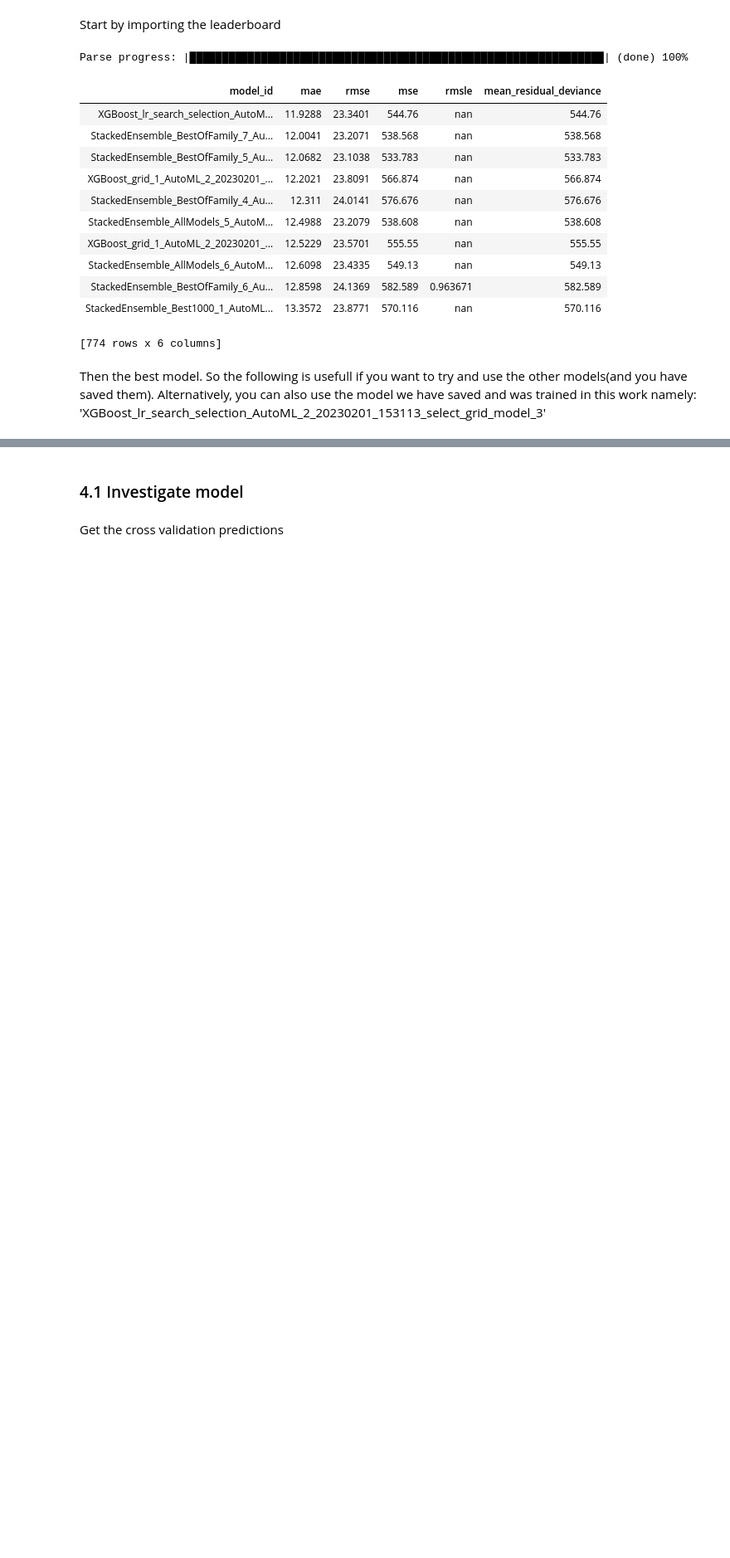
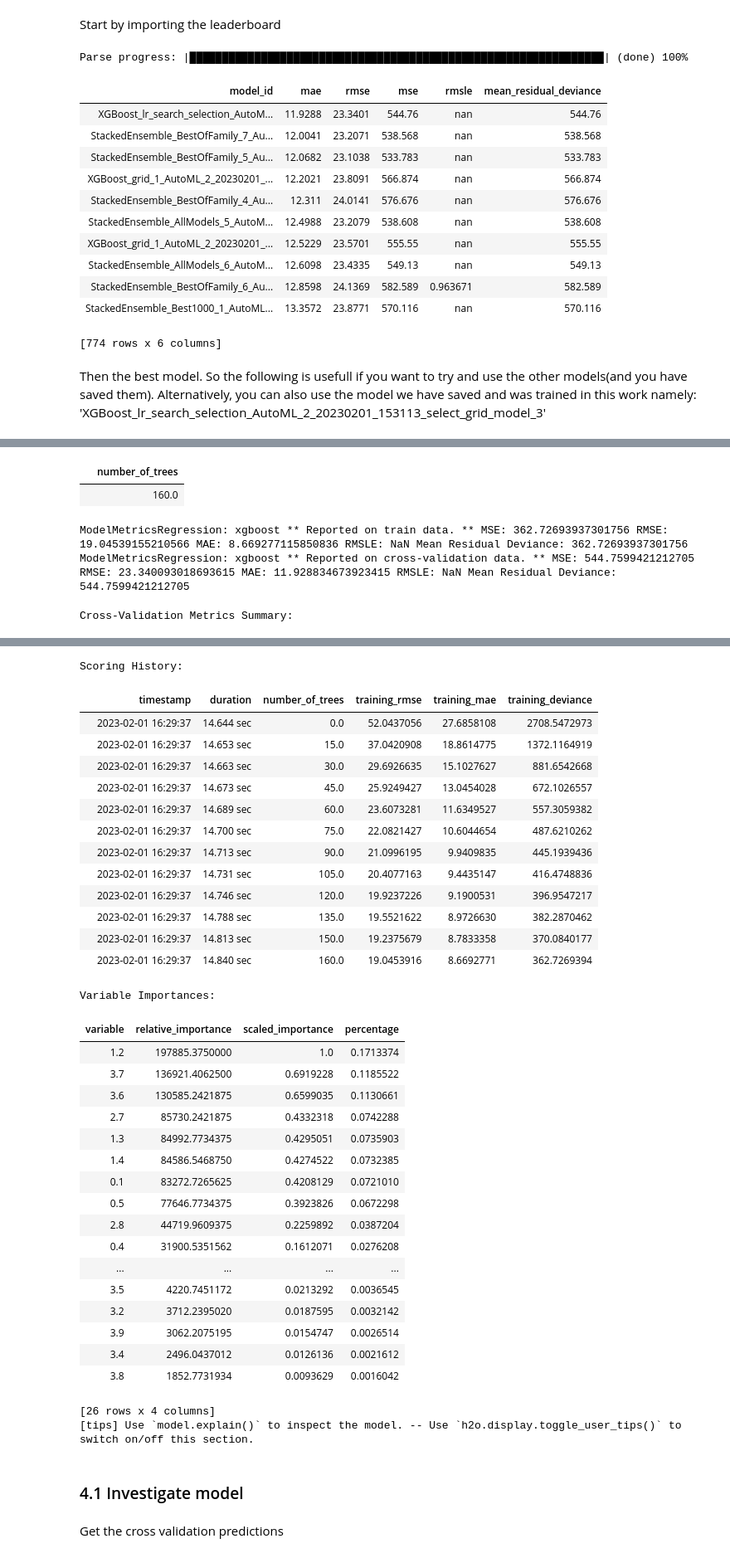
Before and after one commit to hiyama341/teemi, a Jupyter notebook: colab_notebooks/11_2_LEARN_DataAnalysisML.ipynb, the cells around one changed output, grey strips where cells are left out. Shown at 83% size. Saved outputs shown, nothing was run; the diff lists cells and outputs as text; code cells hidden in the pictures; blank space fills up the shorter version.

```diff
--- a/colab_notebooks/11_2_LEARN_DataAnalysisML.ipynb
+++ b/colab_notebooks/11_2_LEARN_DataAnalysisML.ipynb
@@ -464,3 +472,5 @@ Parse progress: |█████████████████████
 Then the best model. So the following is usefull if you want to try and use the other models(and you have saved them). Alternatively, you can also use the model we have saved and was trained in this work namely: 'XGBoost_lr_search_selection_AutoML_2_20230201_153113_select_grid_model_3'
 # %%
 best_model = h2o.load_model("G8H_CPR_library/data/09-AutoML/best_models/second_round/"+lb[0,0])
+best_model
+# %% [output]
@@ -466,0 +479,5 @@ best_model = h2o.load_model("G8H_CPR_library/data/09-AutoML/best_models/second_r
+|  | number_of_trees |
+|  | 160.0 |
+ModelMetricsRegression: xgboost ** Reported on train data. ** MSE: 362.72693937301756 RMSE: 19.04539155210566 MAE: 8.669277115850836 RMSLE: NaN Mean Residual Deviance: 362.72693937301756
+ModelMetricsRegression: xgboost ** Reported on cross-validation data. ** MSE: 544.7599421212705 RMSE: 23.340093018693615 MAE: 11.928834673923415 RMSLE: NaN Mean Residual Deviance: 544.7599421212705
+Cross-Validation Metrics Summary:
@@ -467,3 +492,37 @@ best_model = h2o.load_model("G8H_CPR_library/data/09-AutoML/best_models/second_r
+Scoring History:
+|  | timestamp | duration | number_of_trees | training_rmse | training_mae | training_deviance |
+|  | 2023-02-01 16:29:37 | 14.644 sec | 0.0 | 52.0437056 | 27.6858108 | 2708.5472973 |
+|  | 2023-02-01 16:29:37 | 14.653 sec | 15.0 | 37.0420908 | 18.8614775 | 1372.1164919 |
+|  | 2023-02-01 16:29:37 | 14.663 sec | 30.0 | 29.6926635 | 15.1027627 | 881.6542668 |
+|  | 2023-02-01 16:29:37 | 14.673 sec | 45.0 | 25.9249427 | 13.0454028 | 672.1026557 |
+|  | 2023-02-01 16:29:37 | 14.689 sec | 60.0 | 23.6073281 | 11.6349527 | 557.3059382 |
+|  | 2023-02-01 16:29:37 | 14.700 sec | 75.0 | 22.0821427 | 10.6044654 | 487.6210262 |
+|  | 2023-02-01 16:29:37 | 14.713 sec | 90.0 | 21.0996195 | 9.9409835 | 445.1939436 |
+|  | 2023-02-01 16:29:37 | 14.731 sec | 105.0 | 20.4077163 | 9.4435147 | 416.4748836 |
+|  | 2023-02-01 16:29:37 | 14.746 sec | 120.0 | 19.9237226 | 9.1900531 | 396.9547217 |
+|  | 2023-02-01 16:29:37 | 14.788 sec | 135.0 | 19.5521622 | 8.9726630 | 382.2870462 |
+|  | 2023-02-01 16:29:37 | 14.813 sec | 150.0 | 19.2375679 | 8.7833358 | 370.0840177 |
+|  | 2023-02-01 16:29:37 | 14.840 sec | 160.0 | 19.0453916 | 8.6692771 | 362.7269394 |
+Variable Importances:
+| variable | relative_importance | scaled_importance | percentage |
+| 1.2 | 197885.3750000 | 1.0 | 0.1713374 |
+| 3.7 | 136921.4062500 | 0.6919228 | 0.1185522 |
+| 3.6 | 130585.2421875 | 0.6599035 | 0.1130661 |
+| 2.7 | 85730.2421875 | 0.4332318 | 0.0742288 |
+| 1.3 | 84992.7734375 | 0.4295051 | 0.0735903 |
+| 1.4 | 84586.5468750 | 0.4274522 | 0.0732385 |
+| 0.1 | 83272.7265625 | 0.4208129 | 0.0721010 |
+| 0.5 | 77646.7734375 | 0.3923826 | 0.0672298 |
+| 2.8 | 44719.9609375 | 0.2259892 | 0.0387204 |
+| 0.4 | 31900.5351562 | 0.1612071 | 0.0276208 |
+| ... | ... | ... | ... |
+| 3.5 | 4220.7451172 | 0.0213292 | 0.0036545 |
+| 3.2 | 3712.2395020 | 0.0187595 | 0.0032142 |
+| 3.9 | 3062.2075195 | 0.0154747 | 0.0026514 |
+| 3.4 | 2496.0437012 | 0.0126136 | 0.0021612 |
+| 3.8 | 1852.7731934 | 0.0093629 | 0.0016042 |
+[26 rows x 4 columns]
+[tips] Use `model.explain()` to inspect the model. -- Use `h2o.display.toggle_user_tips()` to switch on/off this section.
 # %% [markdown]
 ### 4.1 Investigate model
 # %% [markdown]
```
Also changed, not shown: parts of 11 cells of this notebook.
